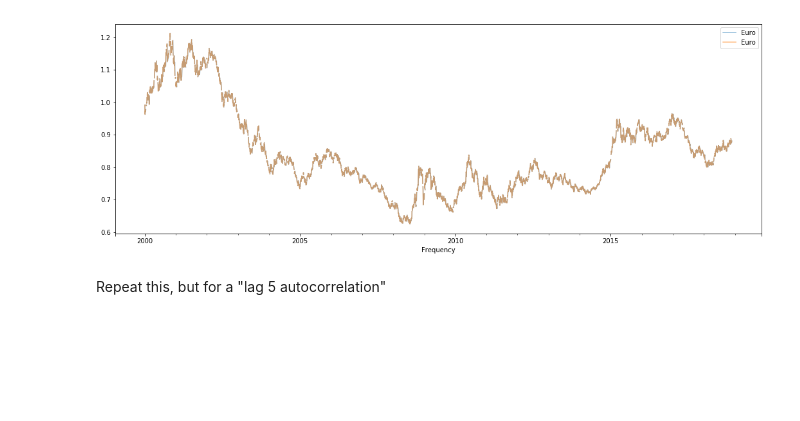
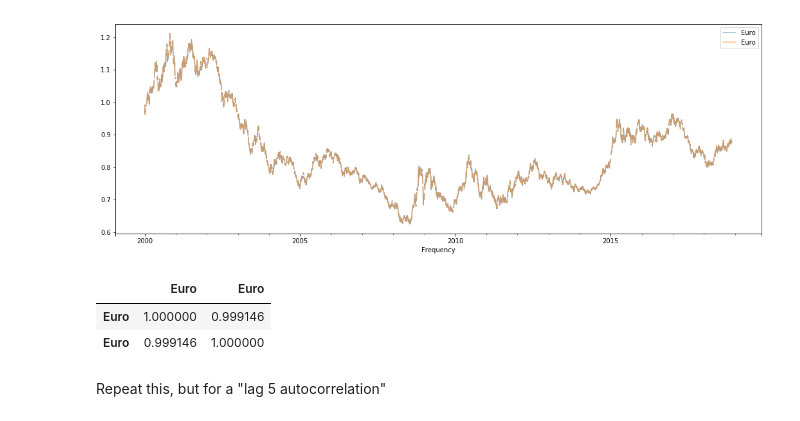
Before and after one commit to cjriggio/dsc-corr-autocorr-in-time-series-lab-nyc-ds-career-042219, a Jupyter notebook: index.ipynb, the cells around one changed output. Drawn from its saved outputs; the diff is of its cells as text; code cells hidden in the pictures; blank space fills up the shorter version.

```diff
--- a/index.ipynb
+++ b/index.ipynb
@@ -98,6 +98,11 @@ lag_1.plot(figsize=(18,6), alpha=0.5);
 [figure]
 # %%
 # your code here
+lag_1.corr()
+# %% [output]
+|  | Euro | Euro |
+| Euro | 1.000000 | 0.999146 |
+| Euro | 0.999146 | 1.000000 |
 # %% [markdown]
 Repeat this, but for a "lag 5 autocorrelation"
 # %%
```
